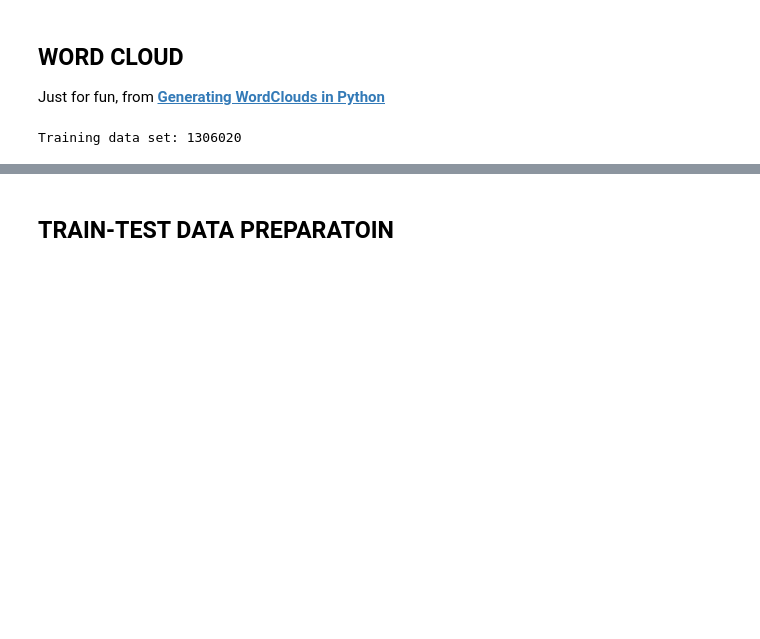
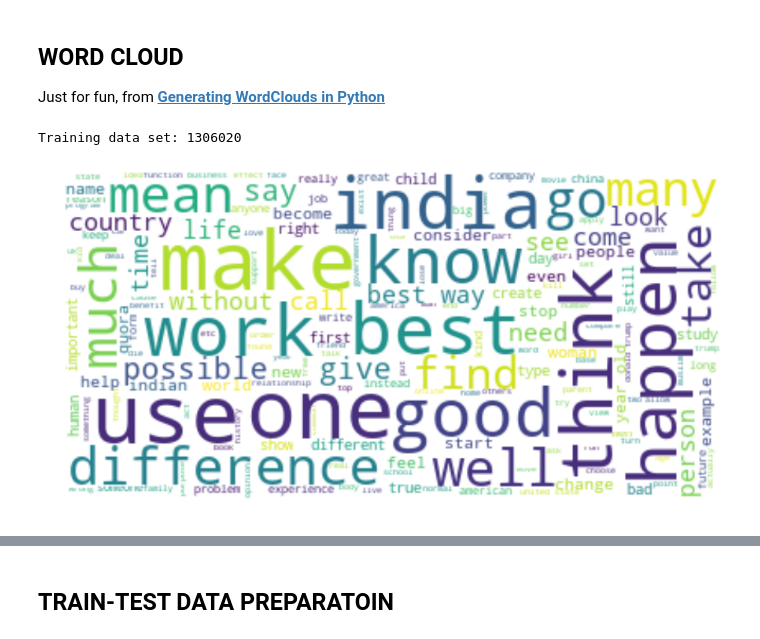
Before and after one commit to yungnien/Springboard, a Jupyter notebook: capstone/Prototype.ipynb, the cells around one changed output, grey strips where cells are left out. Saved outputs shown, nothing was run; the diff lists cells and outputs as text; code cells hidden in the pictures; blank space fills up the shorter version.

```diff
--- a/capstone/Prototype.ipynb
+++ b/capstone/Prototype.ipynb
@@ -133,2 +131,7 @@ wordcloud.to_file("image/all_words.png")
+# %%
+text = " ".join(question for question in train_data.question_text_lemma)
+word_cloud(text, 'all_words')
+# %% [output]
+[figure, added]
 # %%
 text = " ".join(question for question in train_data.loc[train_data.target == 0,'question_text_lemma'])
```
Also changed, not shown: parts of 33 cells of this notebook.
